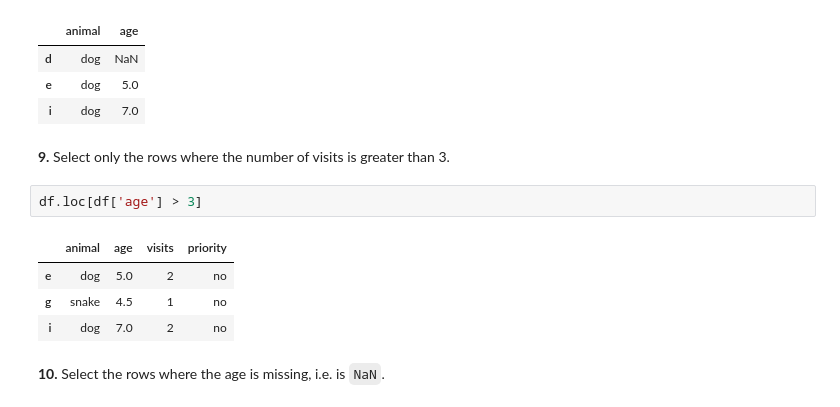
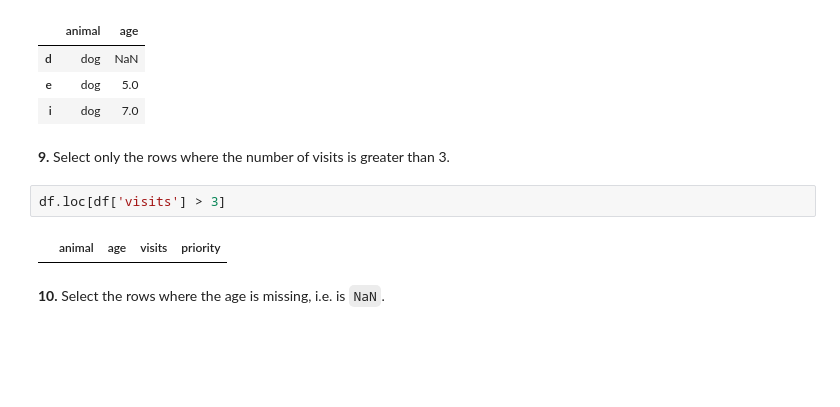
Before and after one commit to anat-vainer/python_training, a Jupyter notebook: pandas_puzzles.ipynb, the cells around one changed output. Drawn from its saved outputs; the diff is of its cells as text; blank space fills up the shorter version.

```diff
--- a/pandas_puzzles.ipynb
+++ b/pandas_puzzles.ipynb
@@ -155,12 +155,9 @@ df[['animal', 'age']].iloc[[3, 4, 8]]
 # %% [markdown]
 **9.** Select only the rows where the number of visits is greater than 3.
 # %%
-df.loc[df['age'] > 3]
+df.loc[df['visits'] > 3]
 # %% [output]
 |  | animal | age | visits | priority |
-| e | dog | 5.0 | 2 | no |
-| g | snake | 4.5 | 1 | no |
-| i | dog | 7.0 | 2 | no |
 # %% [markdown]
 **10.** Select the rows where the age is missing, i.e. is `NaN`.
 # %%
```
Also changed, not shown: parts of 1 cell of this notebook.
